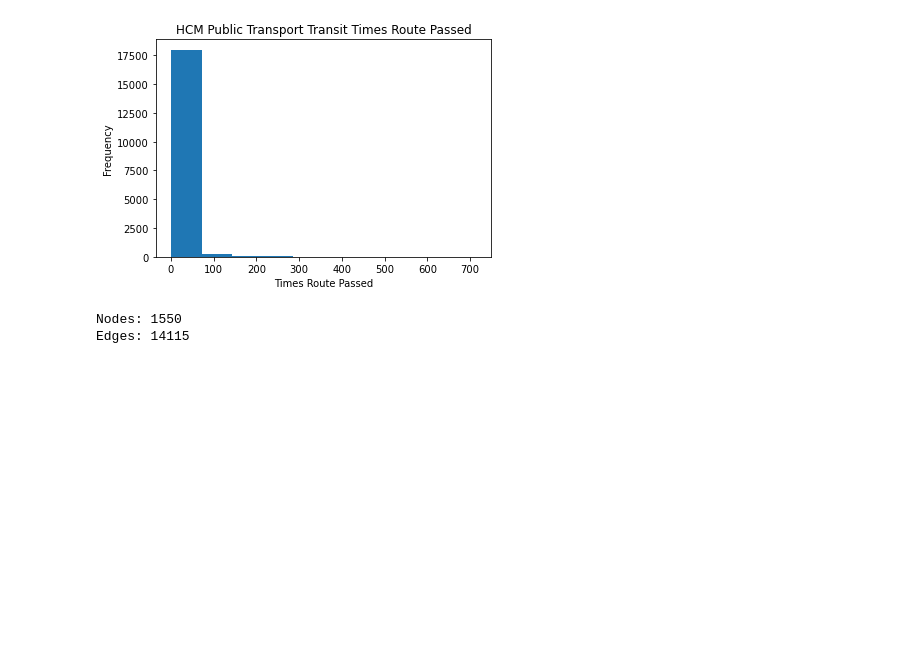
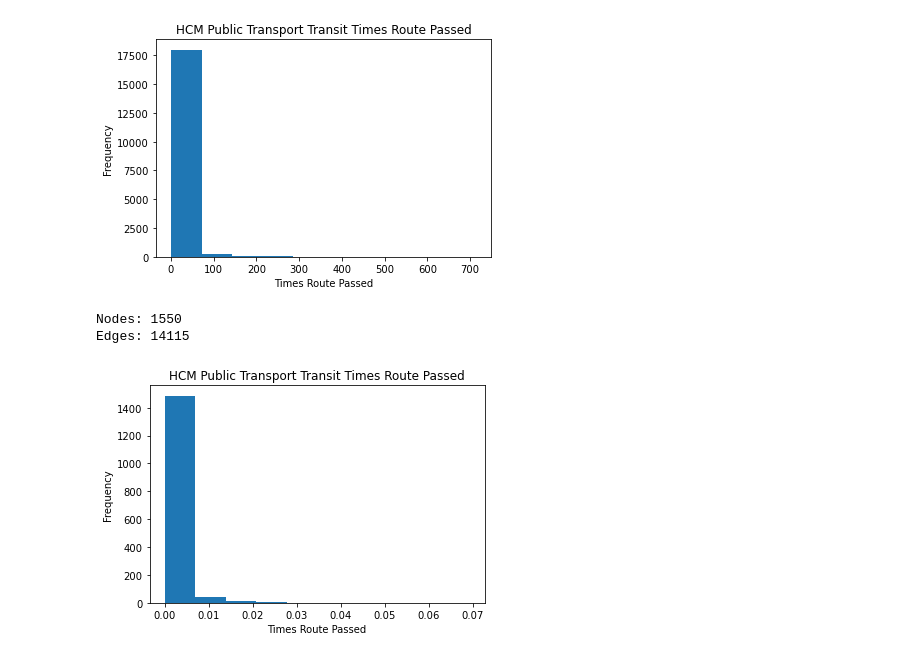
Before and after one commit to Huy-LichHoang/SNA2002, a Jupyter notebook: analysis.ipynb, the cells around one changed output. Drawn from its saved outputs; the diff is of its cells as text; code cells hidden in the pictures; blank space fills up the shorter version.

```diff
--- a/analysis.ipynb
+++ b/analysis.ipynb
@@ -3,7 +3,7 @@ import pandas as pd
 import numpy as np
 import matplotlib.pyplot as plt
 # %%
-df = pd.read_csv("D:/Study/PTMXH/Project/SNA2002/Data/GoogleMaps/hcm_gmaps_df.csv", index_col=0)
+df = pd.read_csv("C:/Users/Admin/Documents/SNA2002-main/Data/GoogleMaps/hcm_gmaps_df.csv", index_col=0)
 df.head()
 # %% [output]
 |  | origin | destination | distance meters | time sec | weight | travel mode |
@@ -191,10 +191,20 @@ plt.savefig('hcm_public_transport_transit_times_route_passed.jpg', dpi=300)
 import networkx as nx
 import nxviz as nz
 # %%
-G_transit = nx.from_pandas_edgelist(df_transit, 'origin', 'destination', ['distance meters', 'time sec', 'weight'], nx.Graph())
+G_transit = nx.from_pandas_edgelist(df_transit, 'origin', 'destination', ['distance meters', 'time sec', 'weight','speed km/h'], nx.Graph())
 # %%
 print("Nodes:", len(G_transit.nodes()))
 print("Edges:", len(G_transit.edges()))
 # %% [output]
 Nodes: 1550
 Edges: 14115
+# %%
+a=nx.betweenness_centrality(G_transit,weight=None,normalized=True)
+# %%
+plt.hist(a.values())
+plt.xlabel('Times Route Passed')
+plt.ylabel('Frequency')
+plt.title('HCM Public Transport Transit Times Route Passed')
+plt.savefig('betweeness_centrality.jpg', dpi=300)
+# %% [output]
+[figure, added]
```
Also changed, not shown: parts of 18 cells of this notebook, 14 other files.
